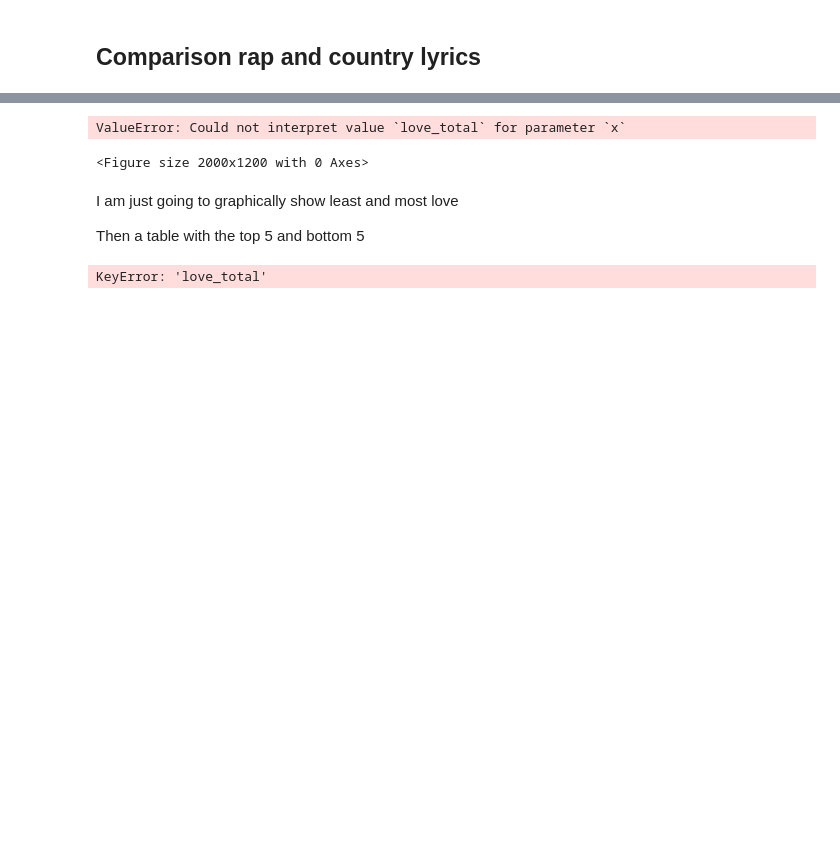
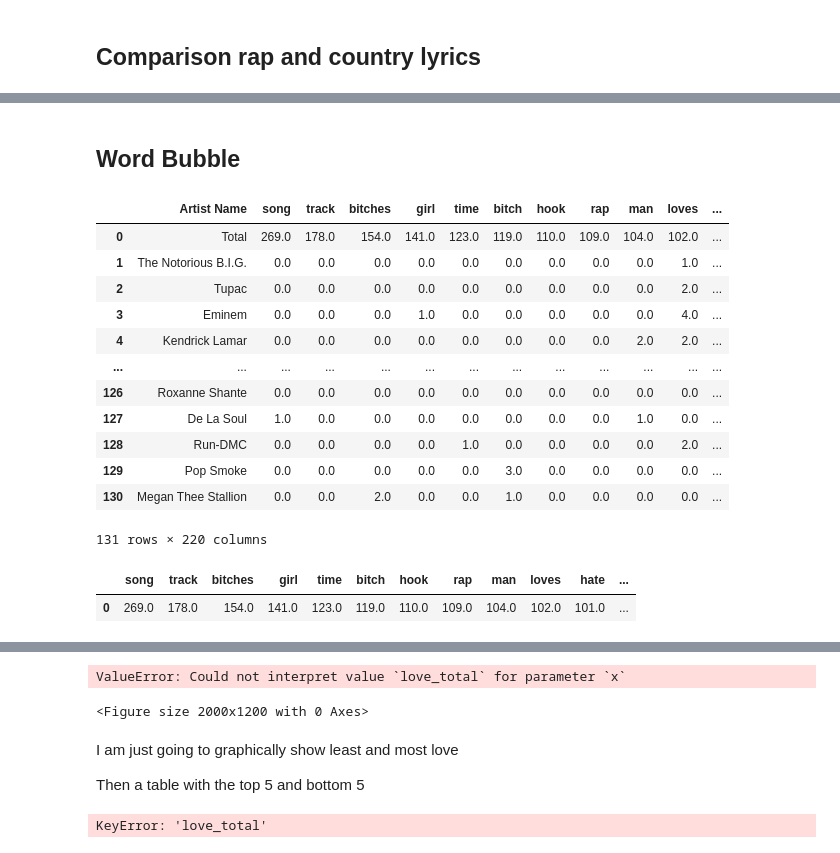
Before and after one commit to TrippingLettuce/Where-is-the-love, a Jupyter notebook: src/analysis.ipynb, the cells around one changed output, grey strips where cells are left out. Cells and saved outputs as stored; diff of their text form; code cells hidden in the pictures; blank space fills up the shorter version.

```diff
--- a/src/analysis.ipynb
+++ b/src/analysis.ipynb
@@ -39,6 +40,7 @@ def is_verb_noun_adj(word):
 #Rap
 df_love = df_love.loc[:, df_love.columns.map(is_verb_noun_adj)]
 df = df.loc[:, df.columns.map(is_verb_noun_adj)]
+wordB_rap = df_love
 # %%
 #Con
 df_love_con = df_love_con.loc[:, df_love_con.columns.map(is_verb_noun_adj)]
@@ -305,0 +296,28 @@ plt.show()
+# %% [markdown]
+## Word Bubble
+# %%
+wordB_rap_2 = wordB_rap
+wordB_rap_2 = wordB_rap_2.drop(columns=['love','dont','know','do','got','make','get','loving','cause','aint','loved','kendrick','say','drake','way','baby','need','fall','fell','want','show','show','new','made','said','have','give','little','has','go','lovely','lil','see','chance','gambino','let','tell','take','bit','same','hit','had','j','tyler','did','come','danny','vic','makes','t','used','put','left','wayne'])
+pd.set_option('display.max_columns', None)
+wordB_rap_2
+# %% [output]
+|  | Artist Name | song | track | bitches | girl | time | bitch | hook | rap | man | loves | ... |
+| 0 | Total | 269.0 | 178.0 | 154.0 | 141.0 | 123.0 | 119.0 | 110.0 | 109.0 | 104.0 | 102.0 | ... |
+| 1 | The Notorious B.I.G. | 0.0 | 0.0 | 0.0 | 0.0 | 0.0 | 0.0 | 0.0 | 0.0 | 0.0 | 1.0 | ... |
+| 2 | Tupac | 0.0 | 0.0 | 0.0 | 0.0 | 0.0 | 0.0 | 0.0 | 0.0 | 0.0 | 2.0 | ... |
+| 3 | Eminem | 0.0 | 0.0 | 0.0 | 1.0 | 0.0 | 0.0 | 0.0 | 0.0 | 0.0 | 4.0 | ... |
+| 4 | Kendrick Lamar | 0.0 | 0.0 | 0.0 | 0.0 | 0.0 | 0.0 | 0.0 | 0.0 | 2.0 | 2.0 | ... |
+| ... | ... | ... | ... | ... | ... | ... | ... | ... | ... | ... | ... | ... |
+| 126 | Roxanne Shante | 0.0 | 0.0 | 0.0 | 0.0 | 0.0 | 0.0 | 0.0 | 0.0 | 0.0 | 0.0 | ... |
+| 127 | De La Soul | 1.0 | 0.0 | 0.0 | 0.0 | 0.0 | 0.0 | 0.0 | 0.0 | 1.0 | 0.0 | ... |
+| 128 | Run-DMC | 0.0 | 0.0 | 0.0 | 0.0 | 1.0 | 0.0 | 0.0 | 0.0 | 0.0 | 2.0 | ... |
+| 129 | Pop Smoke | 0.0 | 0.0 | 0.0 | 0.0 | 0.0 | 3.0 | 0.0 | 0.0 | 0.0 | 0.0 | ... |
+| 130 | Megan Thee Stallion | 0.0 | 0.0 | 2.0 | 0.0 | 0.0 | 1.0 | 0.0 | 0.0 | 0.0 | 0.0 | ... |
+131 rows × 220 columns
+# %%
+#CSV for word bubble
+wordB_rap_2 = wordB_rap_2.iloc[0:1, 1:78]
+wordB_rap_2
+# %% [output]
+|  | song | track | bitches | girl | time | bitch | hook | rap | man | loves | hate | ... |
+| 0 | 269.0 | 178.0 | 154.0 | 141.0 | 123.0 | 119.0 | 110.0 | 109.0 | 104.0 | 102.0 | 101.0 | ... |
```
Also changed, not shown: parts of 11 cells of this notebook, 5 other files.
